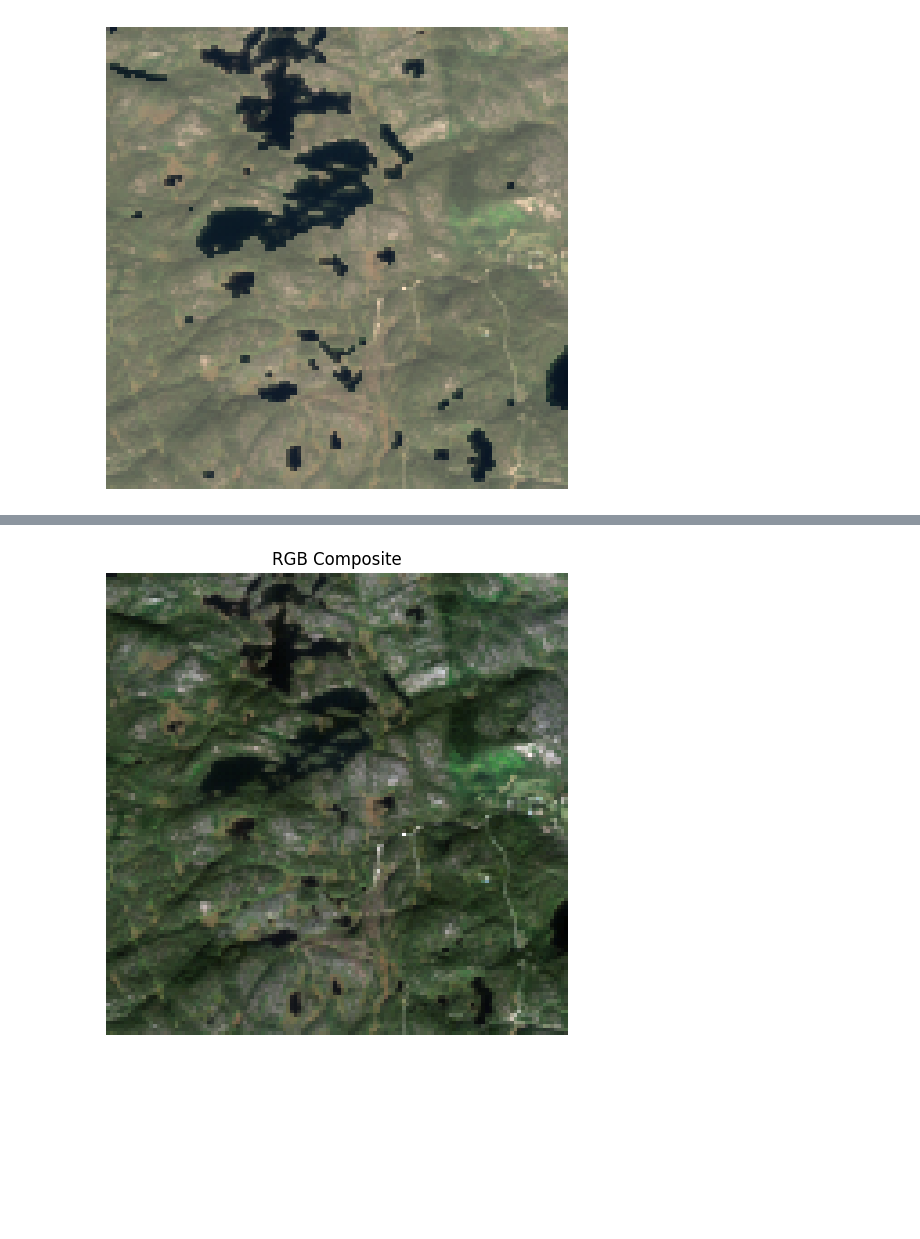
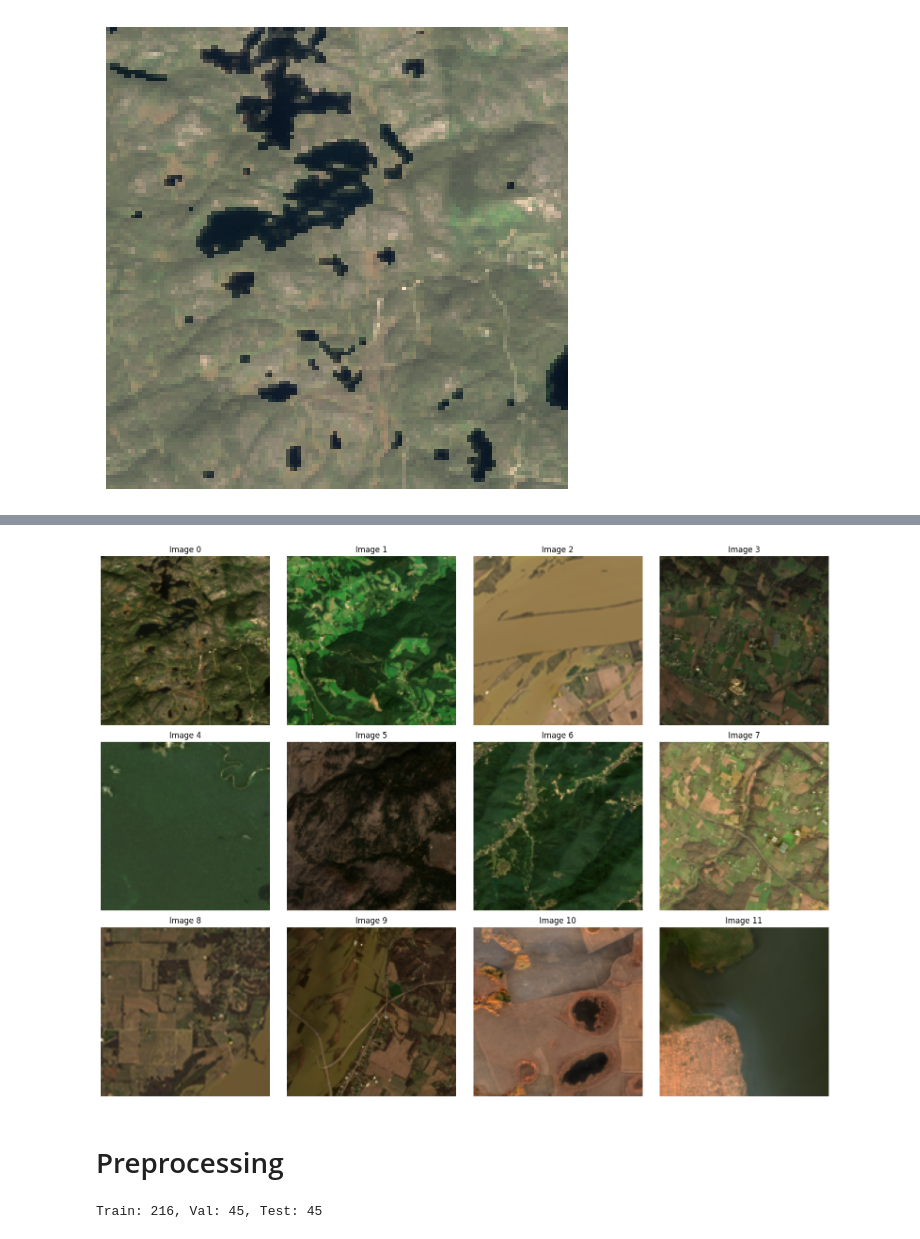
Before and after one commit to MennaEzzelarab/water_segmentation, a Jupyter notebook: water-segmentation.ipynb, the cells around one changed output, grey strips where cells are left out. Cells and saved outputs as stored; diff of their text form; code cells hidden in the pictures; blank space fills up the shorter version.

Commit message:
Kaggle Notebook | water_segmentation | Preprocessing and Model Arch

```diff
--- a/water-segmentation.ipynb
+++ b/water-segmentation.ipynb
@@ -158,7 +105,0 @@ class WaterDataset(Dataset):
-# %%
-data_path = "/kaggle/input/datasets/mennaezzelarab/water-segmentation-dataset/data"
-
-images_dir = os.path.join(data_path, "images")
-labels_dir = os.path.join(data_path, "labels")
-
-dataset = WaterDataset(images_dir, labels_dir, normalize=True)
@@ -191,17 +106,55 @@ vis_sample(dataset, idx=0)
-# %%
-def visualize_rgb(dataset, index=0, r=3, g=2, b=1):
-    image, label = dataset[index]
-    image = image.numpy()
-    label = label.squeeze().numpy()
-
-    rgb = np.stack([image[r], image[g], image[b]], axis=-1)
-
-    plt.figure(figsize=(6,6))
-    plt.imshow(rgb)
-    plt.title("RGB Composite")
-    plt.axis("off")
-    plt.show()
-
-visualize_rgb(dataset)
-# %% [output]
-[figure, removed]
+# %%
+def plot_rgb_grid(dataset, indices=None, n_cols=4):
+    """
+    Display multiple RGB composites in a grid.
+
+    Args:
+        dataset: PyTorch dataset
+        indices: list of indices to display (default: first n images)
+        n_cols: number of columns in the grid
+    """
+    if indices is None:
+        indices = list(range(min(8, len(dataset))))  # default: first 8 images
+
+    n_rows = (len(indices) + n_cols - 1) // n_cols
+    plt.figure(figsize=(4*n_cols, 4*n_rows))
+
+    for i, idx in enumerate(indices):
+        img, _ = dataset[idx]
+        rgb = np.stack([img[3], img[2], img[1]], axis=-1)
+        rgb = (rgb - rgb.min()) / (rgb.max() - rgb.min())
+
+        plt.subplot(n_rows, n_cols, i+1)
+        plt.imshow(rgb)
+        plt.title(f"Image {idx}")
+        plt.axis('off')
+
+    plt.tight_layout()
+    plt.show()
+
+# Example: visualize first 12 RGB images in a grid
+plot_rgb_grid(dataset, indices=list(range(12)), n_cols=4)
+# %% [output]
+[figure, added]
+# %% [markdown]
+# Preprocessing
+# %%
+from torch.utils.data import Subset, random_split
+
+# Total number of samples
+num_samples = len(dataset)
+
+# Compute split sizes
+train_size = int(0.7 * num_samples)
+val_size = test_size = int(0.15 * num_samples)  # 45 each
+train_size = num_samples - val_size - test_size  # 216
+
+# Perform split
+train_dataset, val_dataset, test_dataset = random_split(
+    dataset, [train_size, val_size, test_size],
+    generator=torch.Generator().manual_seed(42)  # reproducible
+)
+
+print(f"Train: {len(train_dataset)}, Val: {len(val_dataset)}, Test: {len(test_dataset)}")
+# %% [output]
+Train: 216, Val: 45, Test: 45
```
Also changed, not shown: parts of 12 cells of this notebook.
